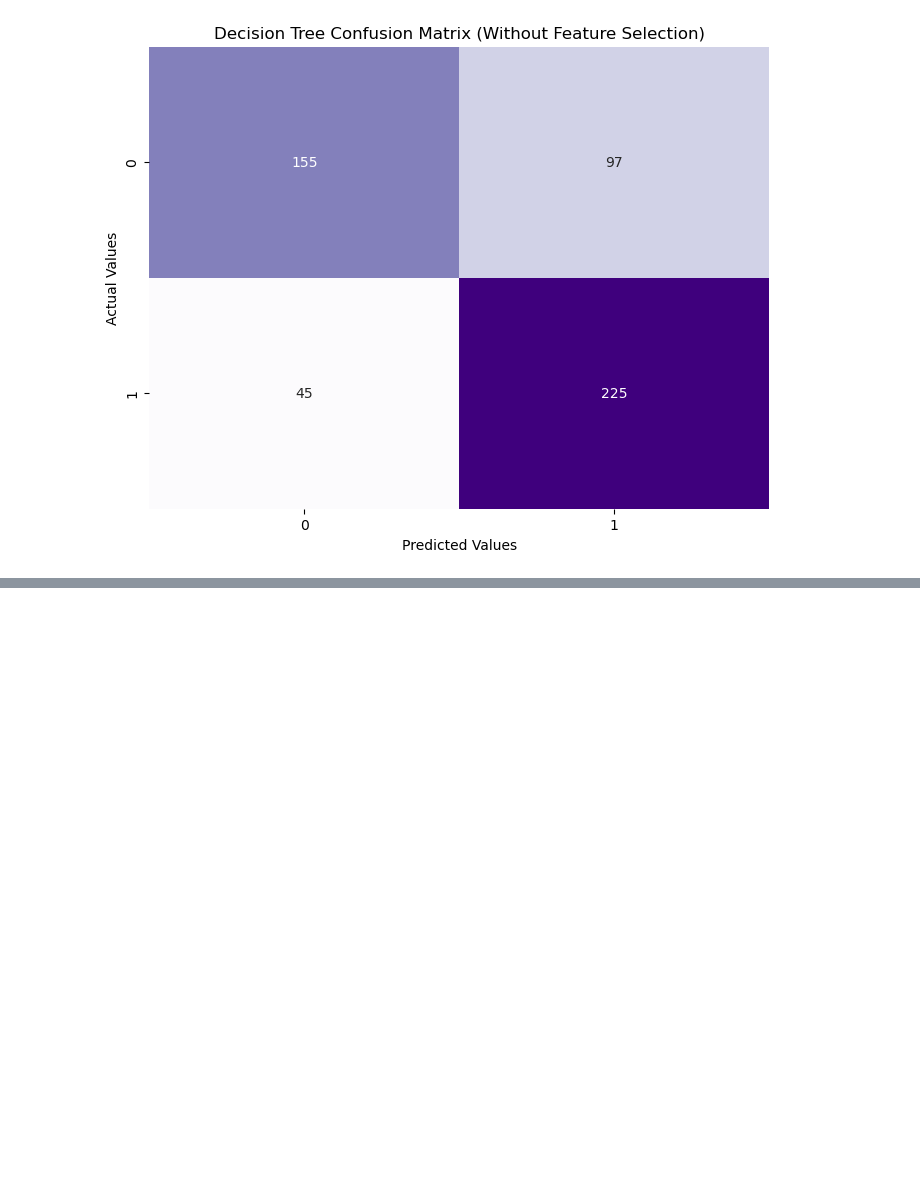
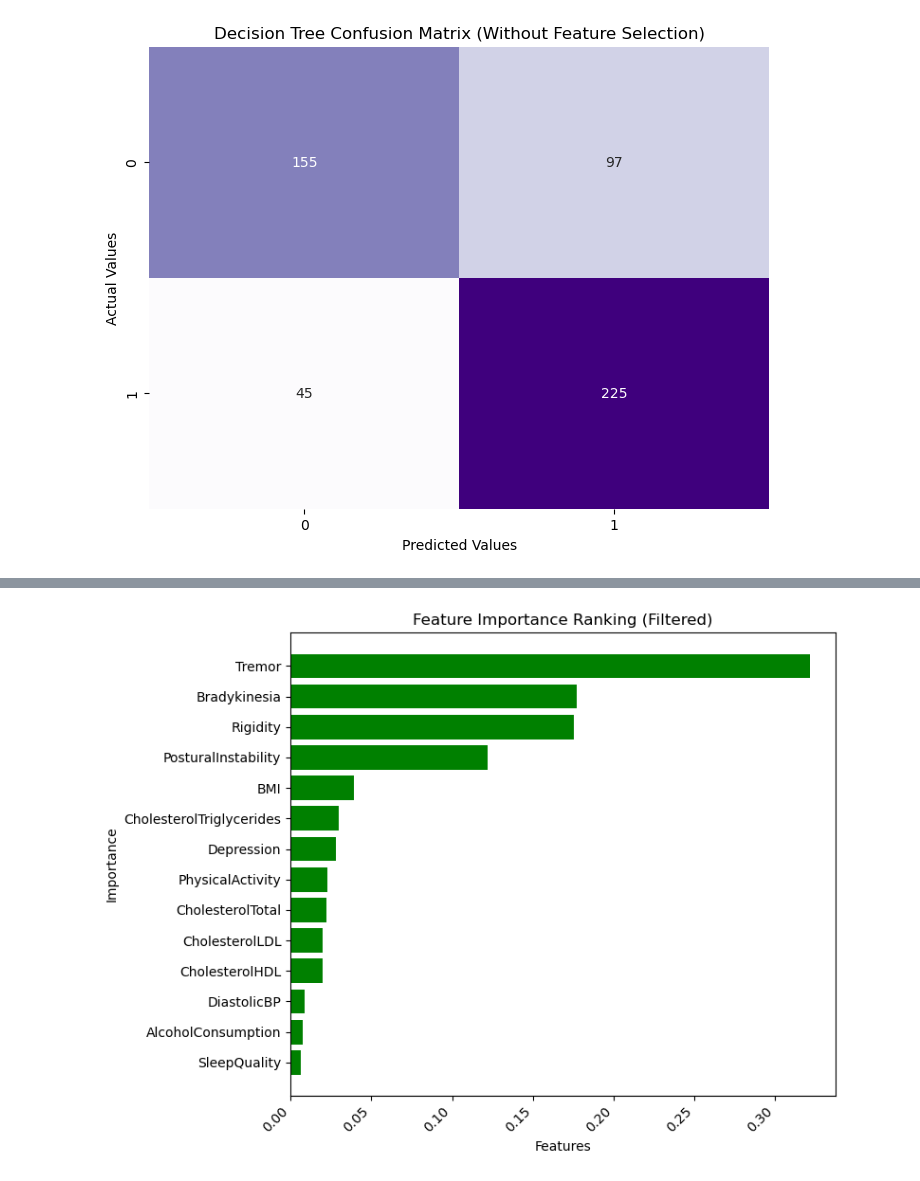
Before and after one commit to RiaChacko/MLGroup, a Jupyter notebook: Parkinsons/Parkinsons_Project.ipynb, the cells around one changed output, grey strips where cells are left out. Saved outputs shown, nothing was run; the diff lists cells and outputs as text; code cells hidden in the pictures; blank space fills up the shorter version.

```diff
--- a/Parkinsons/Parkinsons_Project.ipynb
+++ b/Parkinsons/Parkinsons_Project.ipynb
@@ -385,0 +403,19 @@ F1 Score: 0.7601351351351351
+# %%
+#Show Most Important Features From Full Tree
+dtree_b_imp = pd.DataFrame({
+    "Feature": feature_names,
+    "Importance": dtree_b.best_estimator_.feature_importances_
+})
+dtree_b_imp = dtree_b_imp[dtree_b_imp["Importance"] > 0]
+dtree_b_imp = dtree_b_imp.sort_values(by="Importance", ascending=True)
+
+plt.figure(figsize=(8, 6))
+plt.barh(dtree_b_imp["Feature"], dtree_b_imp["Importance"], color=logreg_colors)
+plt.xticks(rotation=45, ha="right")
+plt.title("Feature Importance Ranking (Filtered)")
+plt.xlabel("Features")
+plt.ylabel("Importance")
+plt.tight_layout()
+plt.show()
+# %% [output]
+[figure, added]
```
Also changed, not shown: parts of 5 cells of this notebook.
